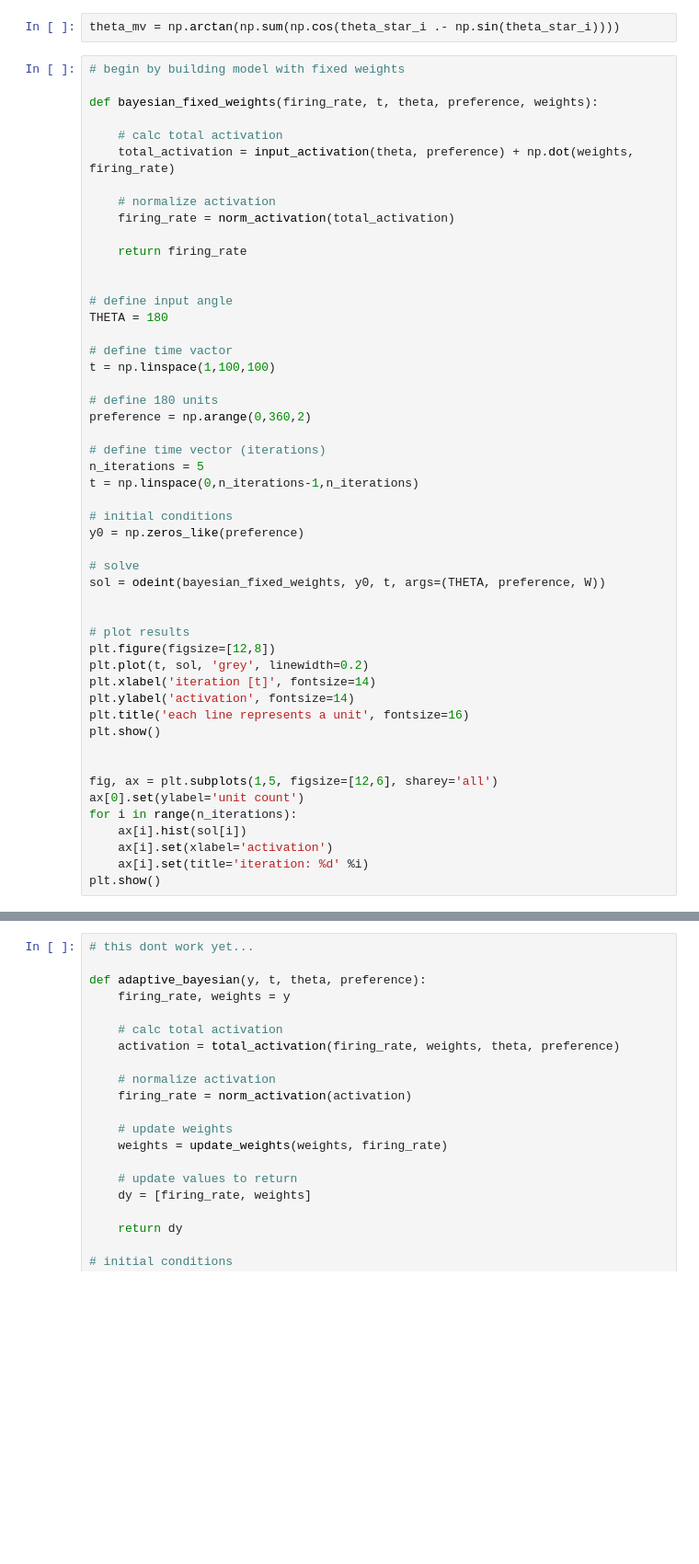
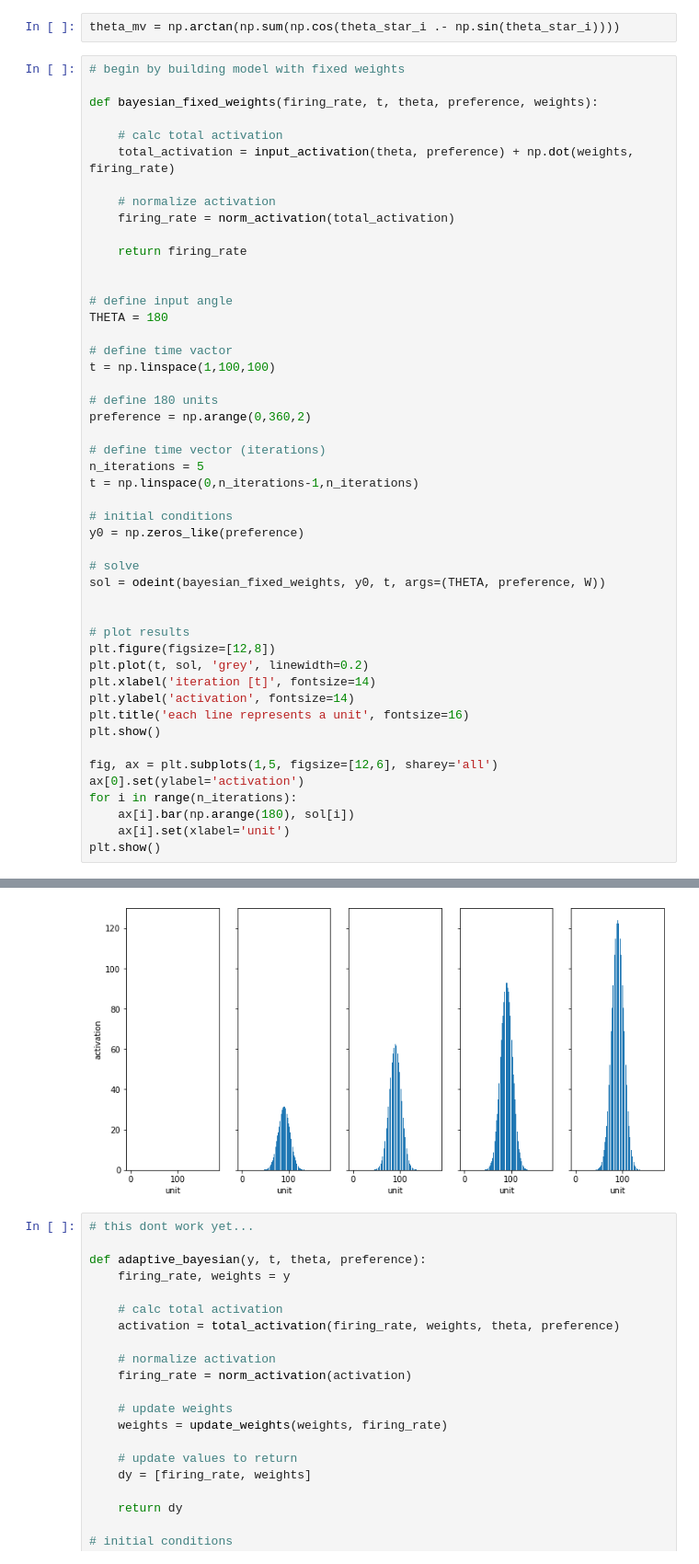
Before and after one commit to mwprestonjr/verstynen_2011_rpl, a Jupyter notebook: notebooks/verstynen_2011.ipynb, the cells around one changed output, grey strips where cells are left out. Shown at 92% size. Cells and saved outputs as stored; diff of their text form; blank space fills up the shorter version.

Commit message:
update plotting of simplified model

```diff
--- a/notebooks/verstynen_2011.ipynb
+++ b/notebooks/verstynen_2011.ipynb
@@ -200,38 +200,37 @@ THETA = 180
 t = np.linspace(1,100,100)
 
 # define 180 units
 preference = np.arange(0,360,2)
 
 # define time vector (iterations)
 n_iterations = 5
 t = np.linspace(0,n_iterations-1,n_iterations)
 
 # initial conditions
 y0 = np.zeros_like(preference)
 
 # solve
 sol = odeint(bayesian_fixed_weights, y0, t, args=(THETA, preference, W))
 
 
 # plot results
 plt.figure(figsize=[12,8])
 plt.plot(t, sol, 'grey', linewidth=0.2)
 plt.xlabel('iteration [t]', fontsize=14)
 plt.ylabel('activation', fontsize=14)
 plt.title('each line represents a unit', fontsize=16)
 plt.show()
 
-
 fig, ax = plt.subplots(1,5, figsize=[12,6], sharey='all')
-ax[0].set(ylabel='unit count')
+ax[0].set(ylabel='activation')
 for i in range(n_iterations):
-    ax[i].hist(sol[i])
-    ax[i].set(xlabel='activation')
-    ax[i].set(title='iteration: %d' %i)
+    ax[i].bar(np.arange(180), sol[i])
+    ax[i].set(xlabel='unit')
 plt.show()
 # %% [output]
 [figure]
 [figure]
+[figure, added]
 # %%
 # this dont work yet...
 
```
